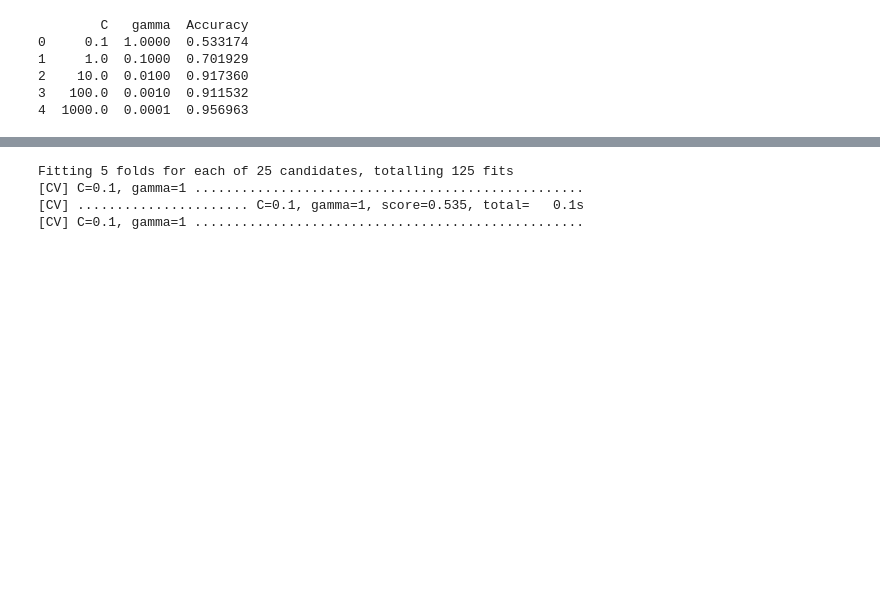
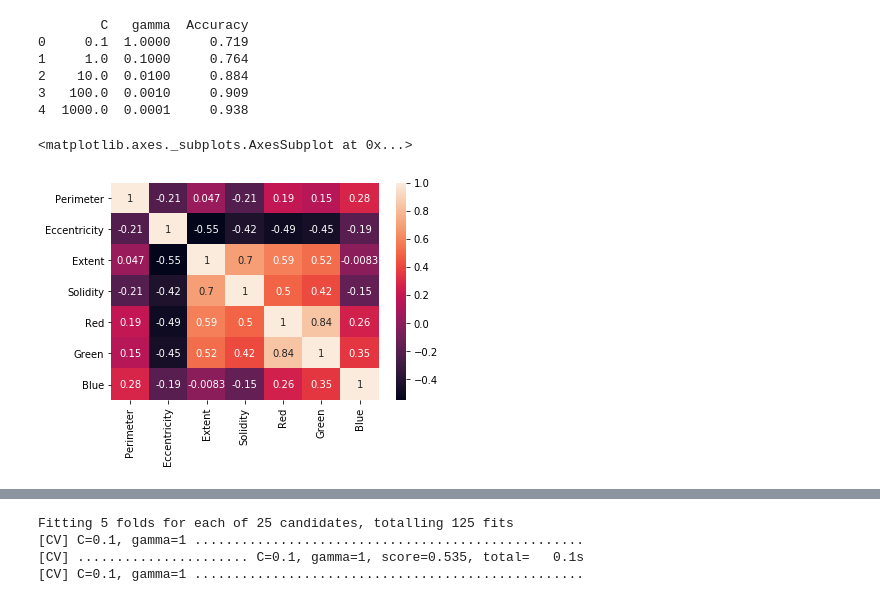
Before and after one commit to nikhiljerry29/Final-Year-Project, a Jupyter notebook: FPY Workbook.ipynb, the cells around one changed output, grey strips where cells are left out. Drawn from its saved outputs; the diff is of its cells as text; code cells hidden in the pictures; blank space fills up the shorter version.

```diff
--- a/FPY Workbook.ipynb
+++ b/FPY Workbook.ipynb
@@ -7,7 +7,7 @@ import numpy as np
 # %%
 # Loading Dataset
 df = pd.read_csv('database/dataset.csv')
-df = df.drop('Contour Id', axis = 1)
+df = df.drop(['Contour Id','Point Polygon Test'], axis = 1)
 X = df.iloc[:, 1:].values
 y = df.iloc[:, 0].values
 
@@ -28,8 +28,15 @@ df.to_csv('database/svm_accuracy.csv', index = False)
 print(df)
 # %% [output]
         C   gamma  Accuracy
-0     0.1  1.0000  0.533174
-1     1.0  0.1000  0.701929
-2    10.0  0.0100  0.917360
-3   100.0  0.0010  0.911532
-4  1000.0  0.0001  0.956963
+0     0.1  1.0000     0.719
+1     1.0  0.1000     0.764
+2    10.0  0.0100     0.884
+3   100.0  0.0010     0.909
+4  1000.0  0.0001     0.938
+# %%
+df = pd.read_csv('database/dataset.csv')
+df = df.drop(['Contour Id','Point Polygon Test'], axis = 1)
+sns.heatmap(df.corr(), annot = True)
+# %% [output]
+<matplotlib.axes._subplots.AxesSubplot at 0x...>
+[figure, added]
```
Also changed, not shown: parts of 1 cell of this notebook, 7 other files.
